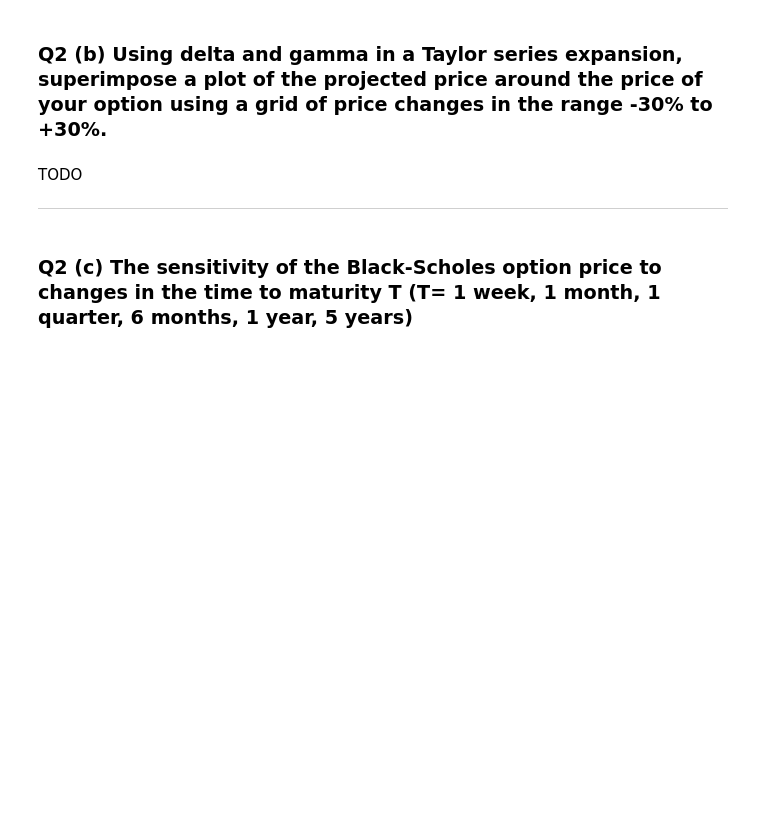
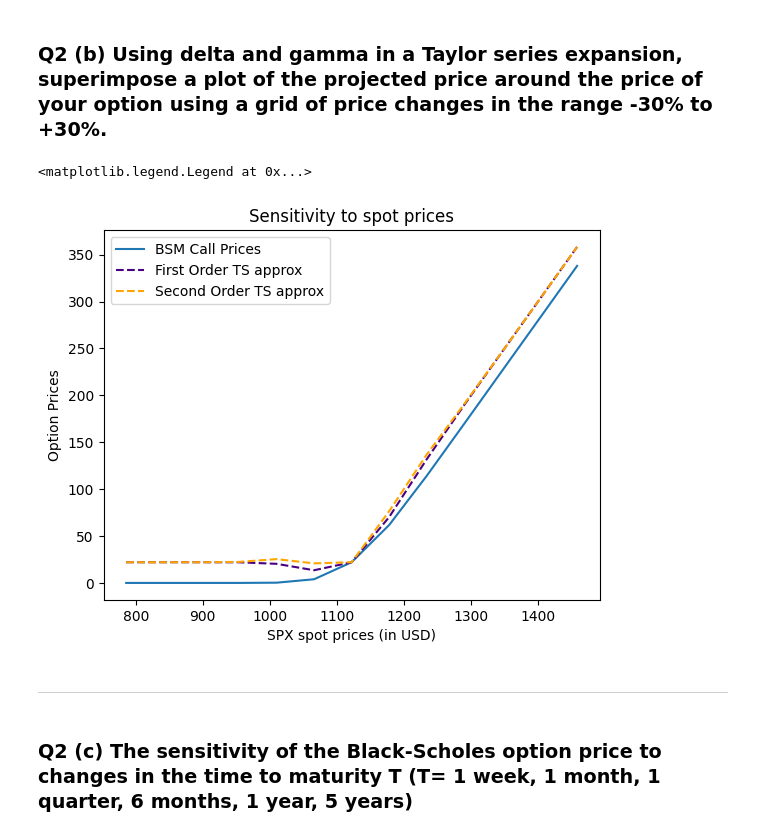
Before and after one commit to kuntojirohan/options-pricing-project, a Jupyter notebook: derivatives_assignment.ipynb, the cells around one changed output. Drawn from its saved outputs; the diff is of its cells as text; code cells hidden in the pictures; blank space fills up the shorter version.

Commit message:
Q2b taylor series answered

```diff
--- a/derivatives_assignment.ipynb
+++ b/derivatives_assignment.ipynb
@@ -327,8 +354,36 @@ To understand why the calls value seems to be greater than the put with respect
 ---
 # %% [markdown]
 ### Q2 (b) Using delta and gamma in a Taylor series expansion, superimpose a plot of the projected price around the price of your option using a grid of price changes in the range -30% to +30%.
+# %%
+q2PctRange = np.round(np.arange(-0.3, 0.35, 0.05), decimals=2)
+q2SpxSpotRange = [(1+pct) * spxSpot for pct in q2PctRange]
+
+bsmCallPrices = [BsOption(spot=spot, strike=callAtmData.Strike, time=timeToExpiryAnnualised, intRate=zeroRate,
+                          divY=divYield, sigma=callAtmCalSigma).price(optType='C') for spot in q2SpxSpotRange]
+# Taylor Series approximations
+bsmValueAtSpot = BsOption(spot=spxSpot, strike=callAtmData.Strike, time=timeToExpiryAnnualised, intRate=zeroRate,
+                          divY=divYield, sigma=callAtmCalSigma).price(optType='C')
+firstDerTS = [bsmValueAtSpot + (spot-spxSpot)*BsOption(spot=spot, strike=callAtmData.Strike, time=timeToExpiryAnnualised, intRate=zeroRate,
+                          divY=divYield, sigma=callAtmCalSigma).delta(optType='C') for spot in q2SpxSpotRange]
+secondDerTS = [bsmValueAtSpot + (spot-spxSpot)*BsOption(spot=spot, strike=callAtmData.Strike, time=timeToExpiryAnnualised, intRate=zeroRate,
+                          divY=divYield, sigma=callAtmCalSigma).delta(optType='C') +
+               (((spot-spxSpot)**2)/factorial(2))*BsOption(spot=spot, strike=callAtmData.Strike, time=timeToExpiryAnnualised, intRate=zeroRate,
+                          divY=divYield, sigma=callAtmCalSigma).gamma()
+               for spot in q2SpxSpotRange]
+
+
+# plot option prices against spot prices in the defined range
+plt.plot(q2SpxSpotRange, bsmCallPrices, label='BSM Call Prices')
+plt.plot(q2SpxSpotRange, firstDerTS, label='First Order TS approx', ls='--', color='indigo')
+plt.plot(q2SpxSpotRange, secondDerTS, label='Second Order TS approx', ls='--', color='orange')
+plt.xlabel('SPX spot prices (in USD)')
+plt.ylabel('Option Prices')
+plt.title('Sensitivity to spot prices')
+plt.legend()
+# %% [output]
+<matplotlib.legend.Legend at 0x...>
+[figure, added]
 # %% [markdown]
-TODO
 
 ---
 # %% [markdown]
```
Also changed, not shown: parts of 6 cells of this notebook.
